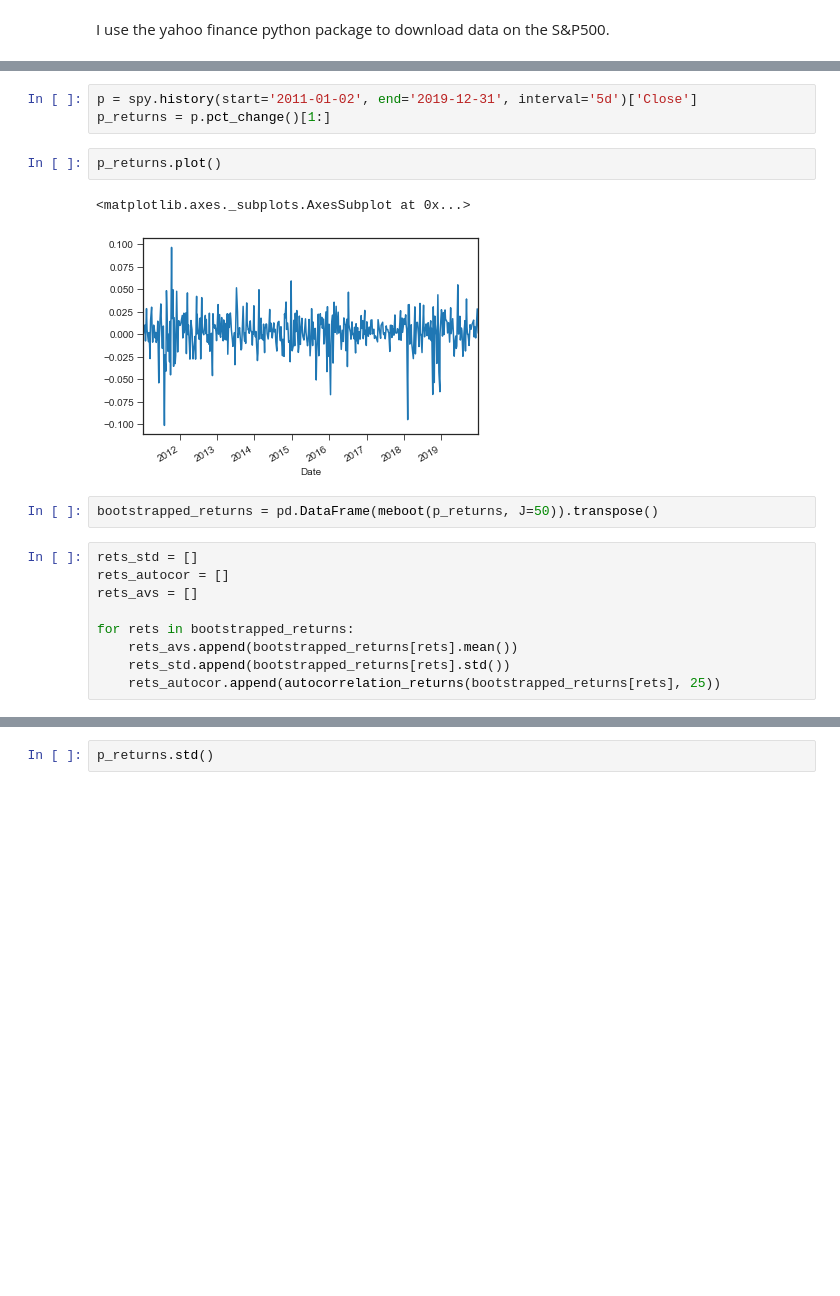
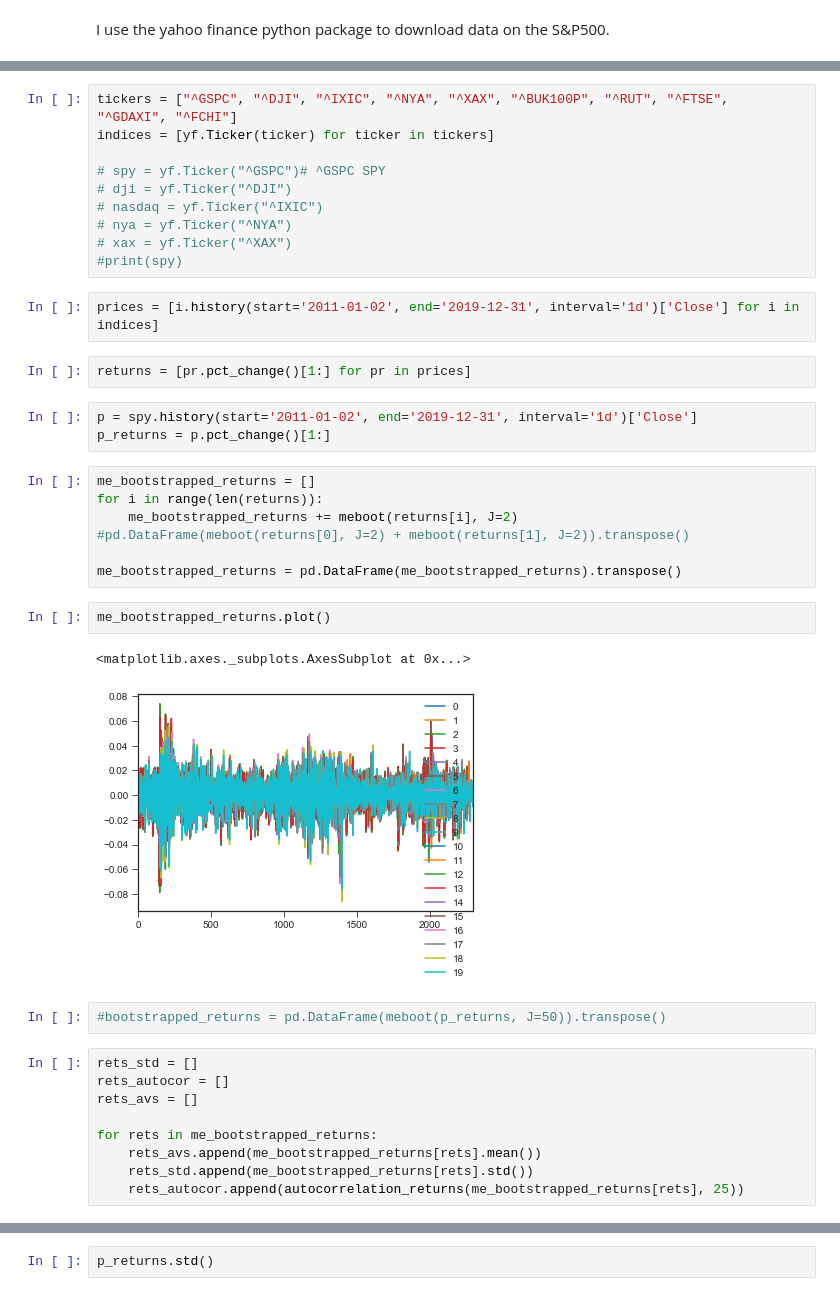
Before and after one commit to joerischasfoort/asset_volatility_wealth_inequality, a Jupyter notebook: stock_market_volatility_and_wealth_inequality_replication.ipynb, the cells around one changed output, grey strips where cells are left out. Cells and saved outputs as stored; diff of their text form; blank space fills up the shorter version.

```diff
--- a/stock_market_volatility_and_wealth_inequality_replication.ipynb
+++ b/stock_market_volatility_and_wealth_inequality_replication.ipynb
@@ -44,22 +39,43 @@ yfinance.Ticker object <SPY>
+# %%
+tickers = ["^GSPC", "^DJI", "^IXIC", "^NYA", "^XAX", "^BUK100P", "^RUT", "^FTSE", "^GDAXI", "^FCHI"]
+indices = [yf.Ticker(ticker) for ticker in tickers]
+
+# spy = yf.Ticker("^GSPC")# ^GSPC SPY
+# dji = yf.Ticker("^DJI")
+# nasdaq = yf.Ticker("^IXIC")
+# nya = yf.Ticker("^NYA")
+# xax = yf.Ticker("^XAX")
+#print(spy)
+# %%
+prices = [i.history(start='2011-01-02', end='2019-12-31', interval='1d')['Close'] for i in indices]
+# %%
+returns = [pr.pct_change()[1:] for pr in prices]
 # %%
-p = spy.history(start='2011-01-02', end='2019-12-31', interval='5d')['Close']
+p = spy.history(start='2011-01-02', end='2019-12-31', interval='1d')['Close']
 p_returns = p.pct_change()[1:]
+# %%
+me_bootstrapped_returns = []
+for i in range(len(returns)):
+    me_bootstrapped_returns += meboot(returns[i], J=2)
+#pd.DataFrame(meboot(returns[0], J=2) + meboot(returns[1], J=2)).transpose()
+
+me_bootstrapped_returns = pd.DataFrame(me_bootstrapped_returns).transpose()
 # %%
-p_returns.plot()
+me_bootstrapped_returns.plot()
 # %% [output]
 <matplotlib.axes._subplots.AxesSubplot at 0x...>
-[figure, old version]
+[figure, new version]
 # %%
-bootstrapped_returns = pd.DataFrame(meboot(p_returns, J=50)).transpose()
+#bootstrapped_returns = pd.DataFrame(meboot(p_returns, J=50)).transpose()
 # %%
 rets_std = []
 rets_autocor = []
 rets_avs = []
 
-for rets in bootstrapped_returns:
-    rets_avs.append(bootstrapped_returns[rets].mean())
-    rets_std.append(bootstrapped_returns[rets].std())
-    rets_autocor.append(autocorrelation_returns(bootstrapped_returns[rets], 25))
+for rets in me_bootstrapped_returns:
+    rets_avs.append(me_bootstrapped_returns[rets].mean())
+    rets_std.append(me_bootstrapped_returns[rets].std())
+    rets_autocor.append(autocorrelation_returns(me_bootstrapped_returns[rets], 25))
 # %%
 print('average ', confidence_interval(rets_avs, np.mean(rets_avs)))
 print('stdev', confidence_interval(rets_std, np.mean(rets_std)))
```
Also changed, not shown: parts of 2 cells of this notebook.
